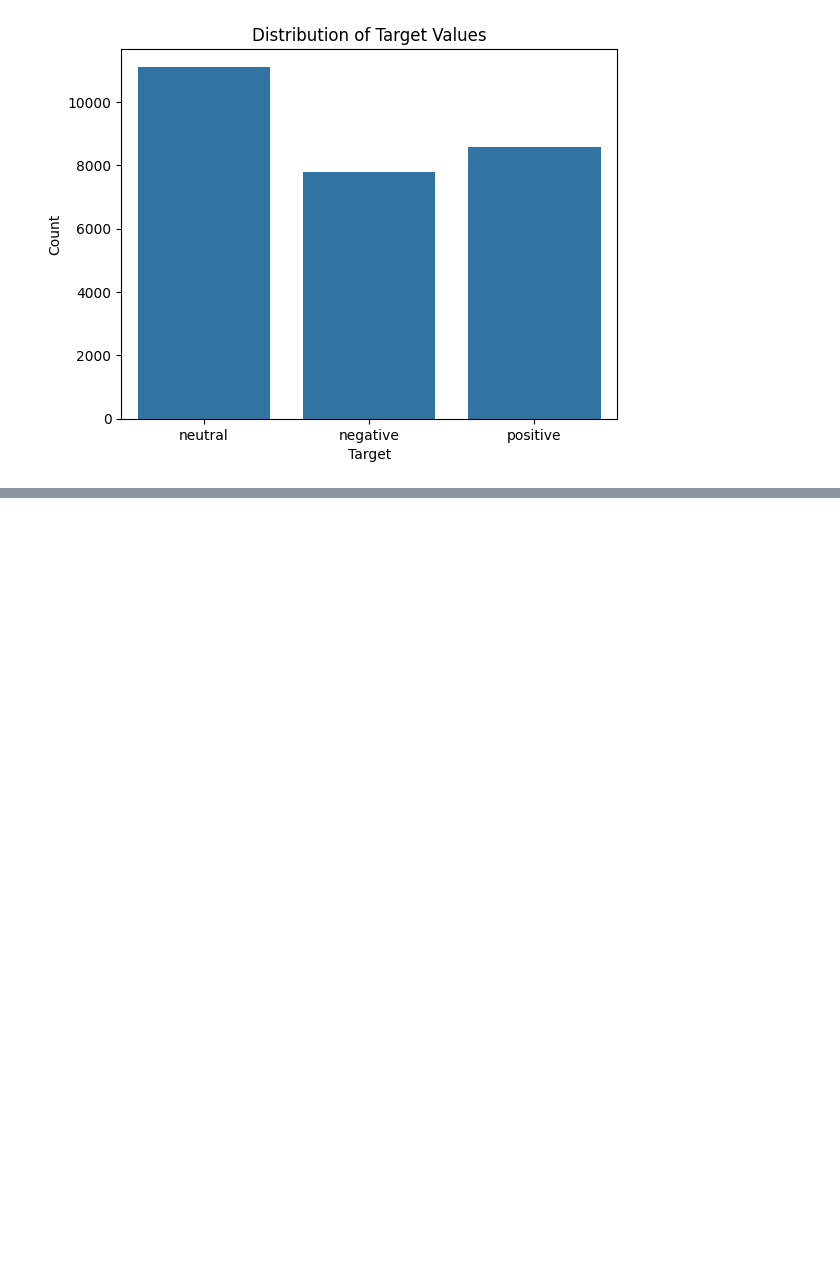
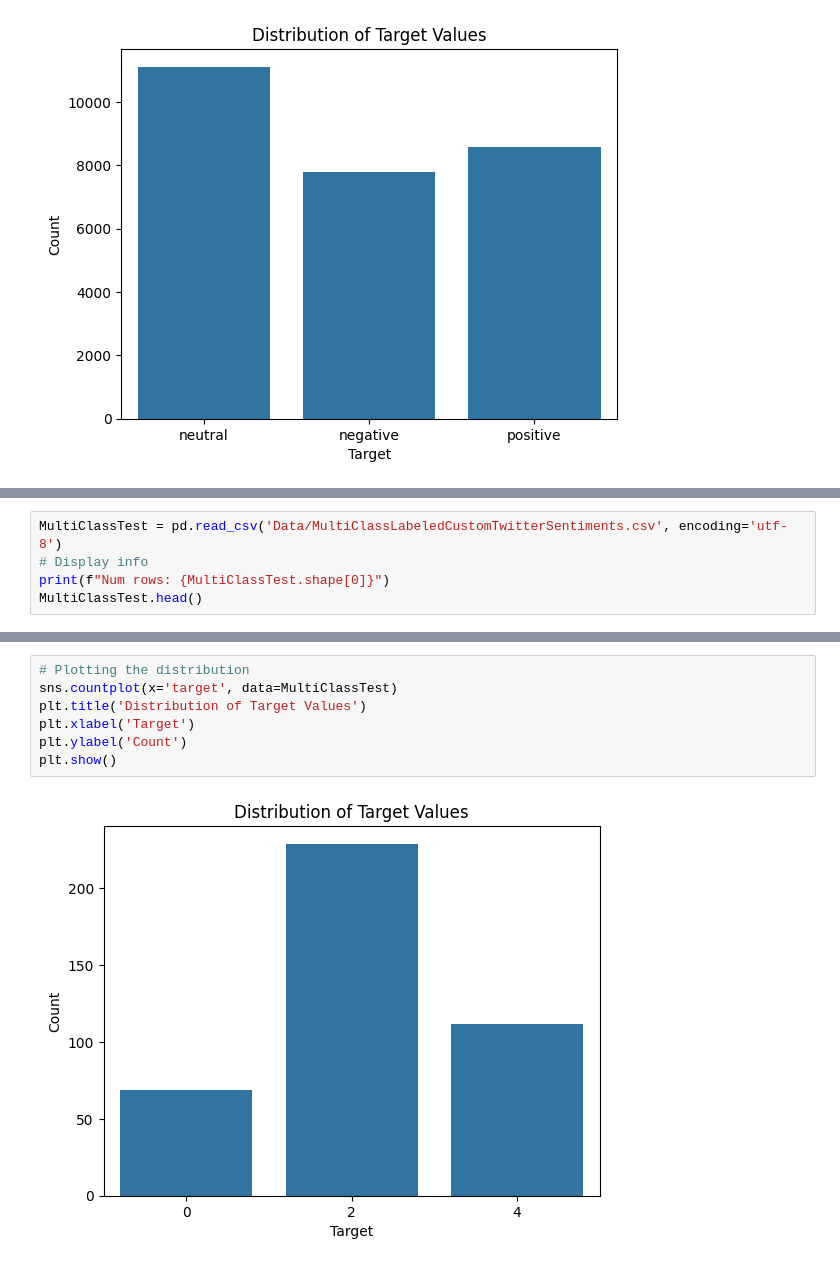
Before and after one commit to andreaseno/TwitterAnalysis, a Jupyter notebook: SentimentAnalysis.ipynb, the cells around one changed output, grey strips where cells are left out. Cells and saved outputs as stored; diff of their text form; blank space fills up the shorter version.

```diff
--- a/SentimentAnalysis.ipynb
+++ b/SentimentAnalysis.ipynb
@@ -126,0 +141,5 @@ Now I will prerform preprocessing of the data.
+# %%
+MultiClassTest = pd.read_csv('Data/MultiClassLabeledCustomTwitterSentiments.csv', encoding='utf-8')
+# Display info
+print(f"Num rows: {MultiClassTest.shape[0]}")
+MultiClassTest.head()
@@ -126,0 +166,9 @@ Now I will prerform preprocessing of the data.
+# %%
+# Plotting the distribution
+sns.countplot(x='target', data=MultiClassTest)
+plt.title('Distribution of Target Values')
+plt.xlabel('Target')
+plt.ylabel('Count')
+plt.show()
+# %% [output]
+[figure, added]
```
Also changed, not shown: parts of 46 cells of this notebook, 4 other files.
